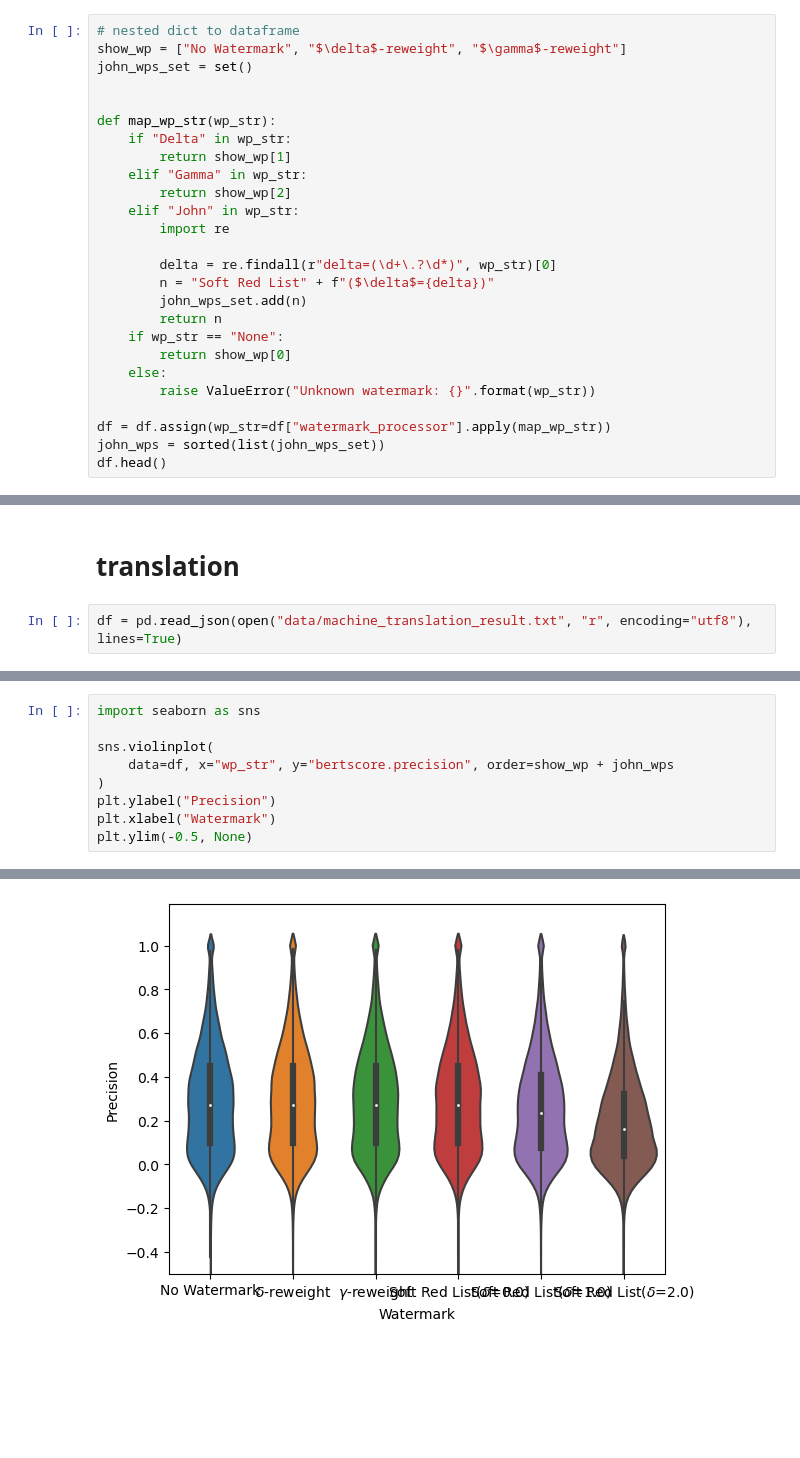
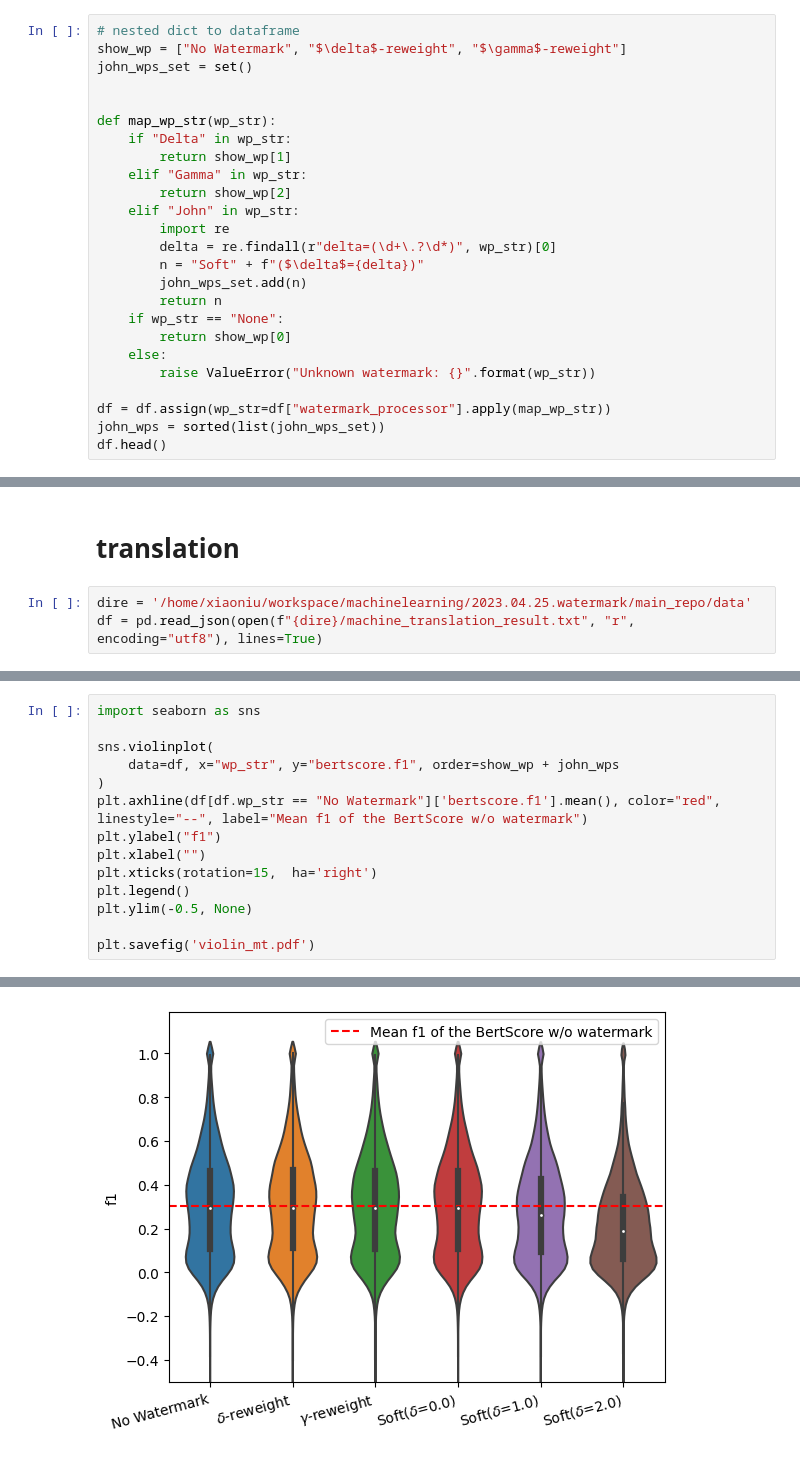
Before and after one commit to xiaoniu-578fa6bff964d005/UnbiasedWatermark, a Jupyter notebook: plot.ipynb, the cells around one changed output, grey strips where cells are left out. Saved outputs shown, nothing was run; the diff lists cells and outputs as text; blank space fills up the shorter version.

```diff
--- a/plot.ipynb
+++ b/plot.ipynb
@@ -23,9 +23,8 @@ def map_wp_str(wp_str):
         return show_wp[2]
     elif "John" in wp_str:
         import re
-
         delta = re.findall(r"delta=(\d+\.?\d*)", wp_str)[0]
-        n = "Soft Red List" + f"($\delta$={delta})"
+        n = "Soft" + f"($\delta$={delta})"
         john_wps_set.add(n)
         return n
     if wp_str == "None":
@@ -87,7 +88,8 @@ sdf
 # %% [markdown]
 # translation
 # %%
-df = pd.read_json(open("data/machine_translation_result.txt", "r", encoding="utf8"), lines=True)
+dire = '/home/xiaoniu/workspace/machinelearning/2023.04.25.watermark/main_repo/data'
+df = pd.read_json(open(f"{dire}/machine_translation_result.txt", "r", encoding="utf8"), lines=True)
 # %%
 df = df.assign(wp_str=df["watermark_processor"].apply(map_wp_str))
 df.head()
@@ -102,9 +104,14 @@ df.head()
 import seaborn as sns
 
 sns.violinplot(
-    data=df, x="wp_str", y="bertscore.precision", order=show_wp + john_wps
+    data=df, x="wp_str", y="bertscore.f1", order=show_wp + john_wps
 )
-plt.ylabel("Precision")
-plt.xlabel("Watermark")
+plt.axhline(df[df.wp_str == "No Watermark"]['bertscore.f1'].mean(), color="red", linestyle="--", label="Mean f1 of the BertScore w/o watermark")
+plt.ylabel("f1")
+plt.xlabel("")
+plt.xticks(rotation=15,  ha='right')
+plt.legend()
 plt.ylim(-0.5, None)
+
+plt.savefig('violin_mt.pdf')
 # %% [output]
@@ -112,4 +118,4 @@ plt.ylim(-0.5, None)
-[figure, old version]
+[figure, new version]
 # %%
 sdf=df.melt(
     id_vars=["wp_str"],
```
Also changed, not shown: parts of 8 cells of this notebook.
